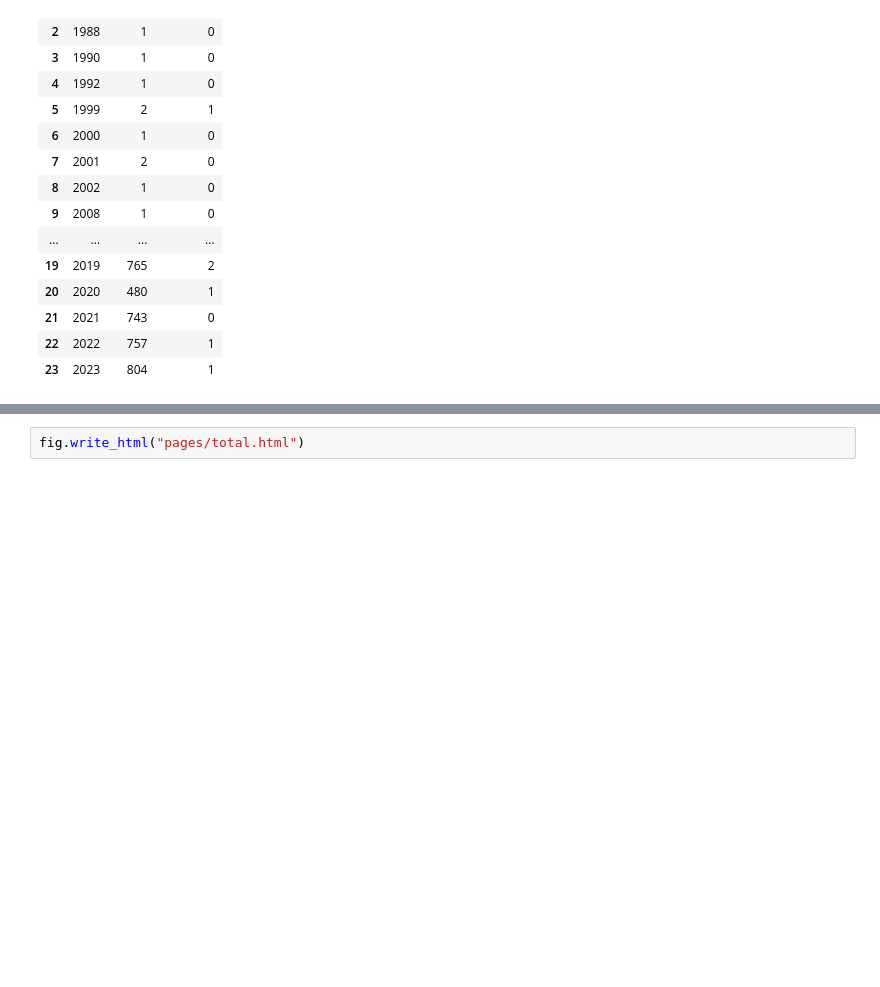
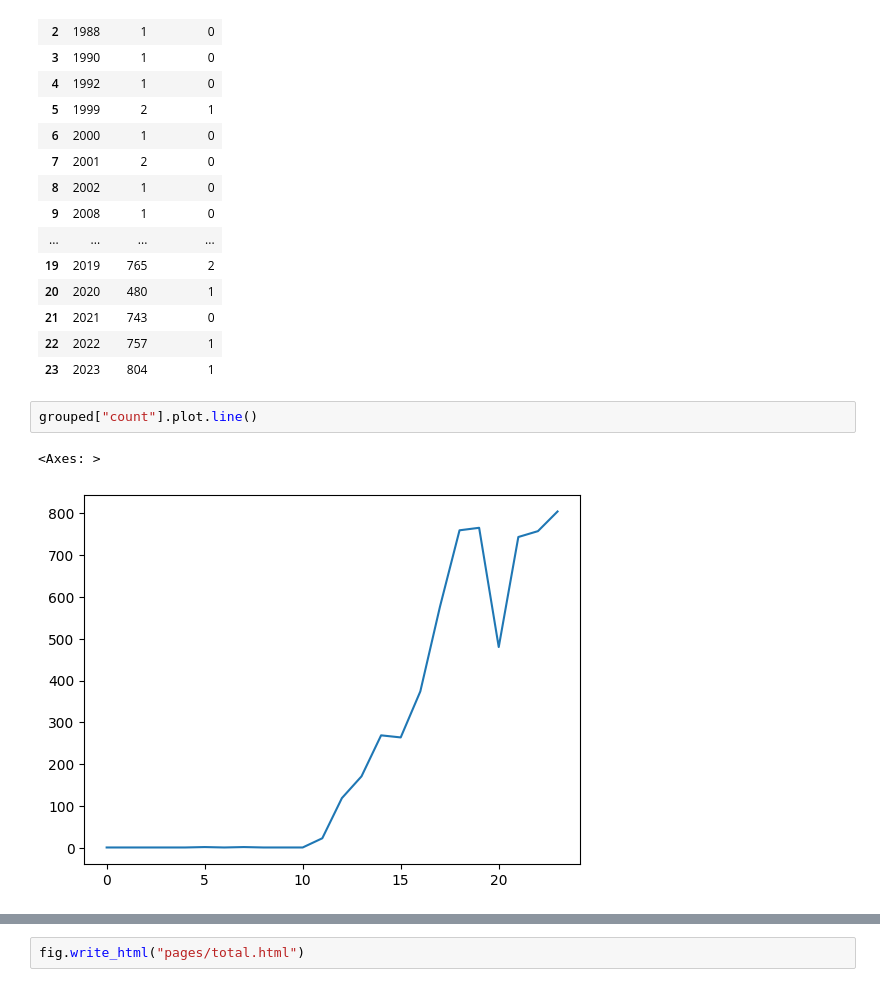
Before and after one commit to cristianfavaro/balao-aeroporto, a Jupyter notebook: analise.ipynb, the cells around one changed output, grey strips where cells are left out. Drawn from its saved outputs; the diff is of its cells as text; blank space fills up the shorter version.

```diff
--- a/analise.ipynb
+++ b/analise.ipynb
@@ -245,4 +205,9 @@ grouped
 | 21 | 2021 | 743 | 0 |
 | 22 | 2022 | 757 | 1 |
 | 23 | 2023 | 804 | 1 |
+# %%
+grouped["count"].plot.line()
+# %% [output]
+<Axes: >
+[figure, added]
 # %%
```
Also changed, not shown: parts of 27 cells of this notebook, 1 other file.
